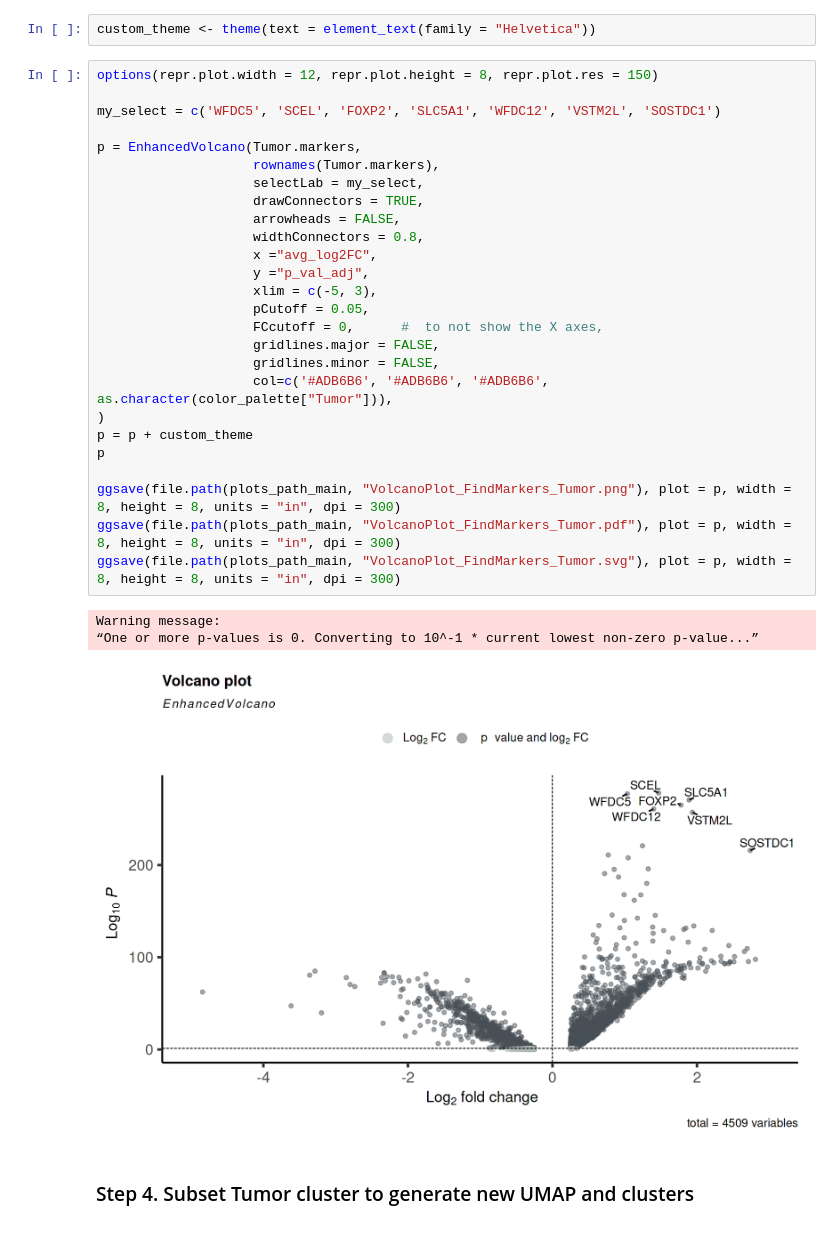
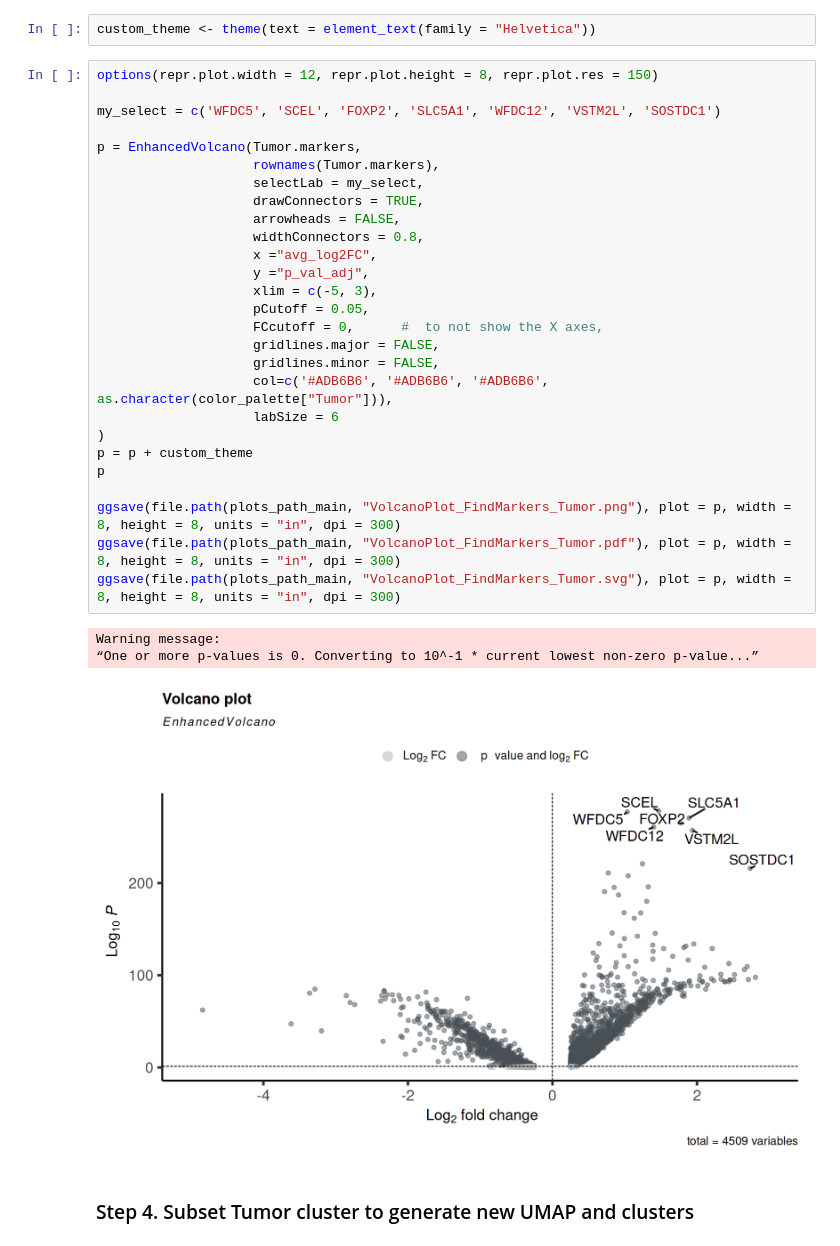
Before and after one commit to BuilderPie/Human_DKD_Visium, a Jupyter notebook: code/Figure_3_Seurat_part.ipynb, the cells around one changed output. Cells and saved outputs as stored; diff of their text form.

```diff
--- a/code/Figure_3_Seurat_part.ipynb
+++ b/code/Figure_3_Seurat_part.ipynb
@@ -75,33 +75,34 @@ custom_theme <- theme(text = element_text(family = "Helvetica"))
 # %%
 options(repr.plot.width = 12, repr.plot.height = 8, repr.plot.res = 150)
 
 my_select = c('WFDC5', 'SCEL', 'FOXP2', 'SLC5A1', 'WFDC12', 'VSTM2L', 'SOSTDC1')
 
 p = EnhancedVolcano(Tumor.markers,
                     rownames(Tumor.markers),
                     selectLab = my_select,
                     drawConnectors = TRUE,
                     arrowheads = FALSE,
                     widthConnectors = 0.8,
                     x ="avg_log2FC",
                     y ="p_val_adj",
                     xlim = c(-5, 3),
                     pCutoff = 0.05,
                     FCcutoff = 0,      #  to not show the X axes,
                     gridlines.major = FALSE,
                     gridlines.minor = FALSE,
                     col=c('#ADB6B6', '#ADB6B6', '#ADB6B6', as.character(color_palette["Tumor"])),
+                    labSize = 6
 )
 p = p + custom_theme
 p
 
 ggsave(file.path(plots_path_main, "VolcanoPlot_FindMarkers_Tumor.png"), plot = p, width = 8, height = 8, units = "in", dpi = 300)
 ggsave(file.path(plots_path_main, "VolcanoPlot_FindMarkers_Tumor.pdf"), plot = p, width = 8, height = 8, units = "in", dpi = 300)
 ggsave(file.path(plots_path_main, "VolcanoPlot_FindMarkers_Tumor.svg"), plot = p, width = 8, height = 8, units = "in", dpi = 300)
 # %% [output]
 Warning message:
 “One or more p-values is 0. Converting to 10^-1 * current lowest non-zero p-value...”
-[figure, old version]
+[figure, new version]
 # %% [markdown]
 ### Step 4. Subset Tumor cluster to generate new UMAP and clusters
 # %%
```
Also changed, not shown: parts of 2 cells of this notebook, 9 other files.
